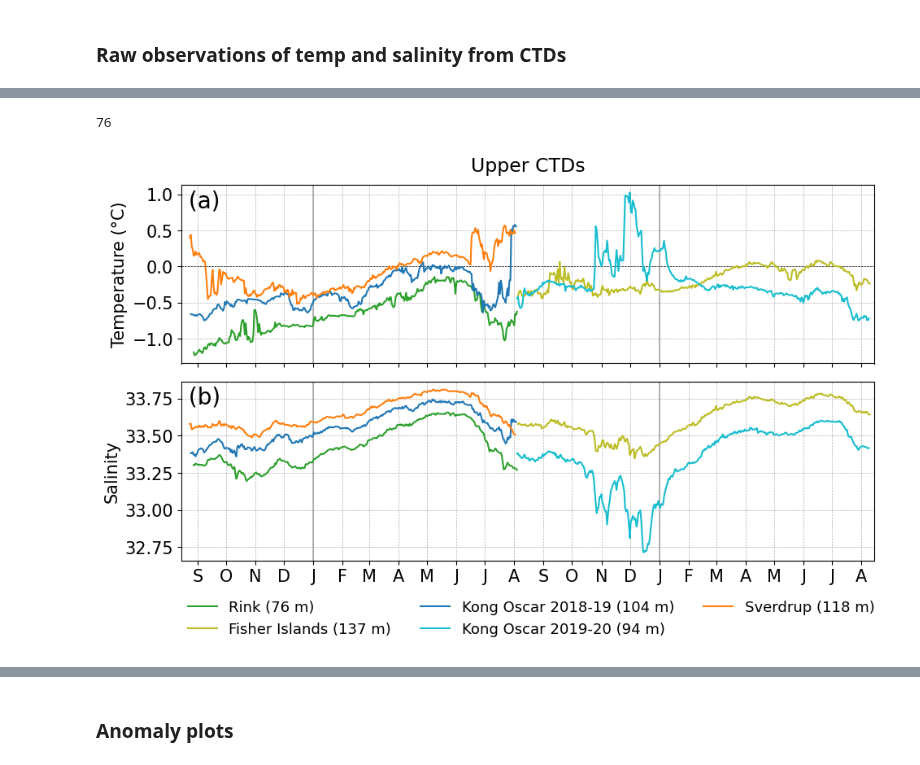
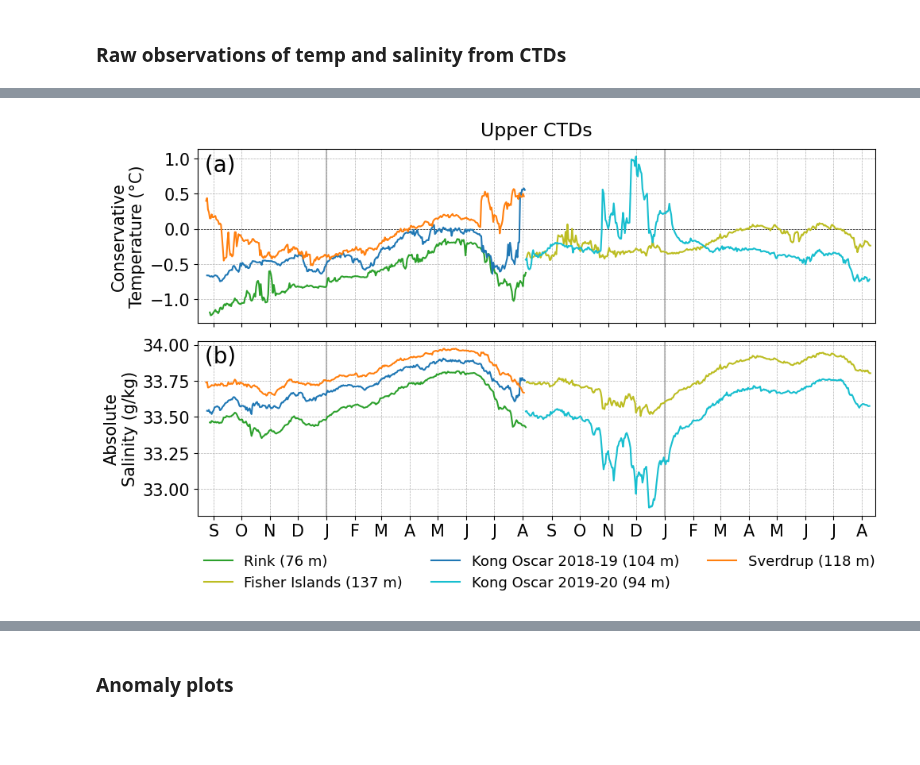
Before and after one commit to mjzahn/OMG_Narwhals_hydrography-manuscript, a Jupyter notebook: 02_analyses-and-plots/02_Mooring line plots.ipynb, the cells around one changed output, grey strips where cells are left out. Saved outputs shown, nothing was run; the diff lists cells and outputs as text; code cells hidden in the pictures; blank space fills up the shorter version.

```diff
--- a/02_analyses-and-plots/02_Mooring line plots.ipynb
+++ b/02_analyses-and-plots/02_Mooring line plots.ipynb
@@ -34,5 +35,24 @@ file_dir = Path('H:/PhD_chap3/data/OMG_Narwhals_mooring_data/OMG_Narwhals_moorin
 kongoscar20_ds = xr.open_dataset(file_dir / 'OMG_Narwhals_Mooring_KongOscar_1D_L3_2019-2020.nc')
 kongoscar20_ds.close()
+# %%
+# function to convert Absolute Salinity from Practical Salinity and Conservative Temperature from in-situ temperature
+def convert_to_teos10(ds):
+    # absolute salinity
+    SA = gsw.conversions.SA_from_SP(ds.salinity,ds.pressure,ds.longitude,ds.latitude)
+    # conservative temp
+    CT = gsw.conversions.CT_from_t(SA,ds.temperature,ds.pressure)
+
+    SA = SA.isel(station=0)
+    CT = CT.isel(station=0)
+
+    return SA, CT
+# %%
+# for all moorings: convert Absolute Salinity from Practical Salinity and Conservative Temperature from in-situ temperature
+sverdrup_SA, sverdrup_CT = convert_to_teos10(sverdrup_ds)
+rink_SA, rink_CT = convert_to_teos10(rink_ds)
+fisher_SA, fisher_CT = convert_to_teos10(fisher_ds)
+kongoscar19_SA, kongoscar19_CT = convert_to_teos10(kongoscar19_ds)
+kongoscar20_SA, kongoscar20_CT = convert_to_teos10(kongoscar20_ds)
 # %% [markdown]
 ### Open DataArrays with interpolated temperature and salinity profiles
 # %%
@@ -190,7 +129,3 @@ Attributes:
-# %%
-rink_ds.salinity.Depth_CTD.values[0]
-# %% [output]
-76
 # %%
 plt.rcParams['font.size'] = '15'
 fig, (ax1,ax2) = plt.subplots(2,1, figsize=[11,6])
@@ -204,47 +139,53 @@ ax2.axvline(x=np.datetime64('2019-01-01'), linewidth=1.5, alpha=0.5, c='gray', l
 ax2.axvline(x=np.datetime64('2020-01-01'), linewidth=1.5, alpha=0.5, c='gray', linestyle='-')
 
 # plot temperature
-rink_ds.sel(Depth_temp=rink_ds.salinity.Depth_CTD.values[0]).temperature.plot(ax=ax1, c='tab:green', label='Rink')
-fisher_ds.sel(Depth_temp=fisher_ds.salinity.Depth_CTD.values[0]).temperature.plot(ax=ax1, c='tab:olive', label='Fisher Islands')
-kongoscar19_ds.sel(Depth_temp=kongoscar19_ds.salinity.Depth_CTD.values[0]).temperature.plot(ax=ax1, c='tab:blue', label='Kong Oscar')
-kongoscar20_ds.sel(Depth_temp=kongoscar20_ds.salinity.Depth_CTD.values[0]).temperature.plot(ax=ax1, c='tab:cyan')
-sverdrup_ds.sel(Depth_temp=sverdrup_ds.salinity.Depth_CTD.values[0]).temperature.plot(ax=ax1, c='tab:orange', label='Sverdrup')
+depth_rink=rink_ds.salinity.depth_CTD.values[0]
+depth_fisher=fisher_ds.salinity.depth_CTD.values[0]
+depth_KO19=kongoscar19_ds.salinity.depth_CTD.values[0]
+depth_KO20=kongoscar20_ds.salinity.depth_CTD.values[0]
+depth_sver=sverdrup_ds.salinity.depth_CTD.values[0]
+
+rink_CT.sel(depth_temperature=depth_rink,depth_CTD=depth_rink).plot(ax=ax1, c='tab:green', label='Rink')
+fisher_CT.sel(depth_temperature=depth_fisher,depth_CTD=depth_fisher).plot(ax=ax1, c='tab:olive', label='Fisher Islands')
+kongoscar19_CT.sel(depth_temperature=depth_KO19,depth_CTD=depth_KO19).plot(ax=ax1, c='tab:blue', label='Kong Oscar')
+kongoscar20_CT.sel(depth_temperature=depth_KO20,depth_CTD=depth_KO20).plot(ax=ax1, c='tab:cyan')
+sverdrup_CT.sel(depth_temperature=depth_sver,depth_CTD=depth_sver).plot(ax=ax1, c='tab:orange', label='Sverdrup')
 
 # plot salinity
-rink_ds.sel(Depth_CTD=rink_ds.salinity.Depth_CTD.values[0]).salinity.plot(ax=ax2, c='tab:green', label='Rink'+' ('+ str(rink_ds.salinity.Depth_CTD.values[0]) +' m)')
-fisher_ds.sel(Depth_CTD=fisher_ds.salinity.Depth_CTD.values[0]).salinity.plot(ax=ax2, c='tab:olive', label='Fisher Islands'+' ('+ str(fisher_ds.salinity.Depth_CTD.values[0]) +' m)')
-kongoscar19_ds.sel(Depth_CTD=kongoscar19_ds.salinity.Depth_CTD.values[0]).salinity.plot(ax=ax2, c='tab:blue', label='Kong Oscar 2018-19'+' ('+ str(kongoscar19_ds.salinity.Depth_CTD.values[0]) +' m)')
-kongoscar20_ds.sel(Depth_CTD=kongoscar20_ds.salinity.Depth_CTD.values[0]).salinity.plot(ax=ax2, c='tab:cyan', label='Kong Oscar 2019-20'+' ('+ str(kongoscar20_ds.salinity.Depth_CTD.values[0]) +' m)')
-sverdrup_ds.sel(Depth_CTD=sverdrup_ds.salinity.Depth_CTD.values[0]).salinity.plot(ax=ax2, c='tab:orange', label='Sverdrup'+' ('+ str(sverdrup_ds.salinity.Depth_CTD.values[0]) +' m)')
+rink_SA.sel(depth_CTD=rink_ds.salinity.depth_CTD.values[0]).plot(ax=ax2, c='tab:green', label='Rink'+' ('+ str(rink_ds.salinity.depth_CTD.values[0]) +' m)')
+fisher_SA.sel(depth_CTD=fisher_ds.salinity.depth_CTD.values[0]).plot(ax=ax2, c='tab:olive', label='Fisher Islands'+' ('+ str(fisher_ds.salinity.depth_CTD.values[0]) +' m)')
+kongoscar19_SA.sel(depth_CTD=kongoscar19_ds.salinity.depth_CTD.values[0]).plot(ax=ax2, c='tab:blue', label='Kong Oscar 2018-19'+' ('+ str(kongoscar19_ds.salinity.depth_CTD.values[0]) +' m)')
+kongoscar20_SA.sel(depth_CTD=kongoscar20_ds.salinity.depth_CTD.values[0]).plot(ax=ax2, c='tab:cyan', label='Kong Oscar 2019-20'+' ('+ str(kongoscar20_ds.salinity.depth_CTD.values[0]) +' m)')
+sverdrup_SA.sel(depth_CTD=sverdrup_ds.salinity.depth_CTD.values[0]).plot(ax=ax2, c='tab:orange', label='Sverdrup'+' ('+ str(sverdrup_ds.salinity.depth_CTD.values[0]) +' m)')
 
 months = pd.period_range(np.datetime64('2018-09'), freq='M', periods=26).strftime('%Y-%m').tolist()
 abbreviations = ["S","O",'N','D',"J",'F','M','A','M','J','J','A','S','O','N','D',"J",'F','M','A','M','J','J','A','S','O']
 
 ax1.set_title('Upper CTDs',loc='center',y=1.2, pad=5,fontsize = 17)
 ax1.set_title(" (a)",loc='left',y=1.0, pad=-20,fontsize = 20)
 ax1.set_xticks(months, abbreviations, rotation=0, horizontalalignment = 'center')
-ax1.set_ylabel("Temperature (°C)")
+ax1.set_ylabel("Conservative\nTemperature (°C)")
 ax1.set_xlabel("")
 ax1.xaxis.set_ticklabels([])
 ax1.grid(linestyle='--', linewidth=0.5)
 # ax1.set_xlim(np.datetime64('2018-08-15'),np.datetime64('2020-10-05'))
 ax1.set_xlim(np.datetime64('2018-08-15'),np.datetime64('2020-08-15'))
 
 ax2.set_title("")
 ax2.set_title(" (b)",loc='left',y=1.0, pad=-20,fontsize = 20)
 ax2.set_xticks(months, abbreviations, rotation=0, horizontalalignment = 'center')
-ax2.set_ylabel("Salinity")
+ax2.set_ylabel("Absolute\nSalinity (g/kg)")
 # ax2.set_xlabel("Month")
 ax2.set_xlabel("")
 ax2.grid(linestyle='--', linewidth=0.5)
 ax2.set_xlim(np.datetime64('2018-08-15'),np.datetime64('2020-08-15'));
 
 # ax2.legend(ncol=3,prop={'size': 13},loc='upper left');
 ax2.legend(ncol=3,prop={'size': 13},bbox_to_anchor=(-0.01, -0.15), loc='upper left',frameon=False);
 
 plt.savefig("figures/mooring_upperCTDs-temp-salt.png", bbox_inches='tight', dpi=300, facecolor='white');
 # %% [output]
-[figure, old version]
+[figure, new version]
 # %%
 plt.rcParams['font.size'] = '15'
 fig, (ax1,ax2) = plt.subplots(2,1, figsize=[11,6])
```
Also changed, not shown: parts of 48 cells of this notebook, 11 other files.
